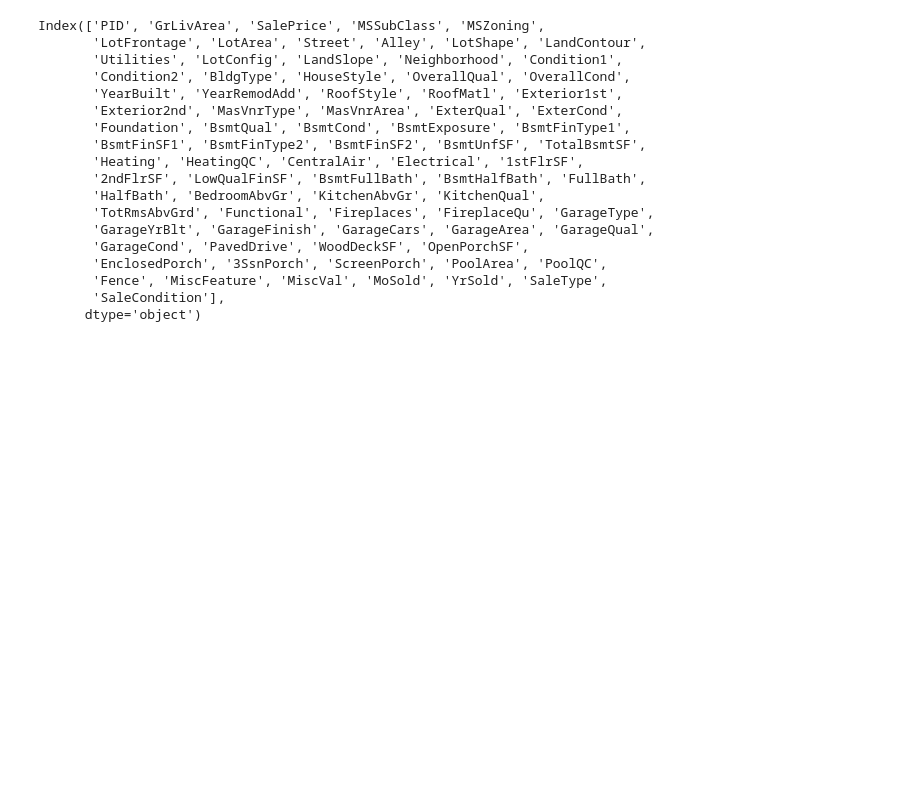
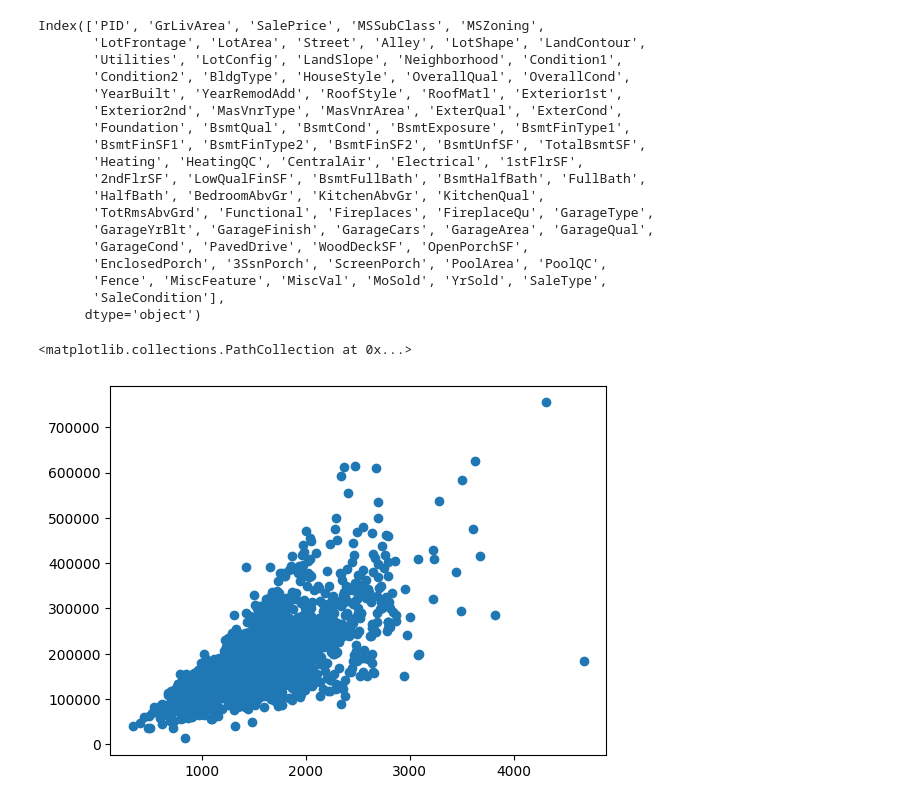
Before and after one commit to erinnyy/Ames_ML_Project, a Jupyter notebook: Ames_Machine_Learning_Project.ipynb, the cells around one changed output. Drawn from its saved outputs; the diff is of its cells as text; code cells hidden in the pictures; blank space fills up the shorter version.

```diff
--- a/Ames_Machine_Learning_Project.ipynb
+++ b/Ames_Machine_Learning_Project.ipynb
@@ -38,3 +73,8 @@ Index(['PID', 'GrLivArea', 'SalePrice', 'MSSubClass', 'MSZoning',
        'Fence', 'MiscFeature', 'MiscVal', 'MoSold', 'YrSold', 'SaleType',
        'SaleCondition'],
       dtype='object')
+# %%
+plt.scatter(housing.GrLivArea, housing.SalePrice)
+# %% [output]
+<matplotlib.collections.PathCollection at 0x...>
+[figure, added]
```
Also changed, not shown: parts of 11 cells of this notebook.
